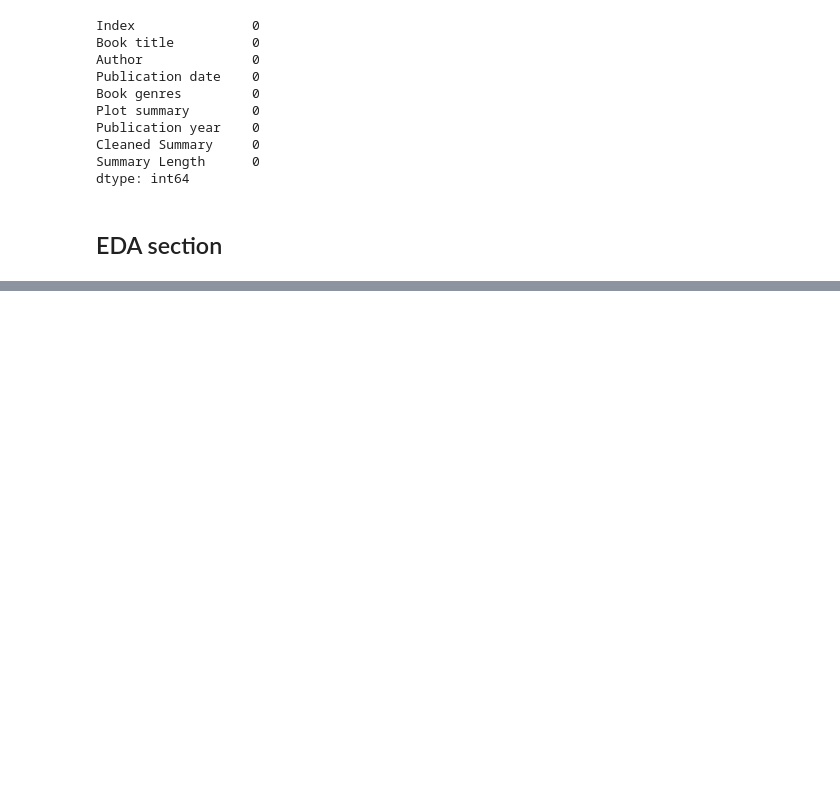
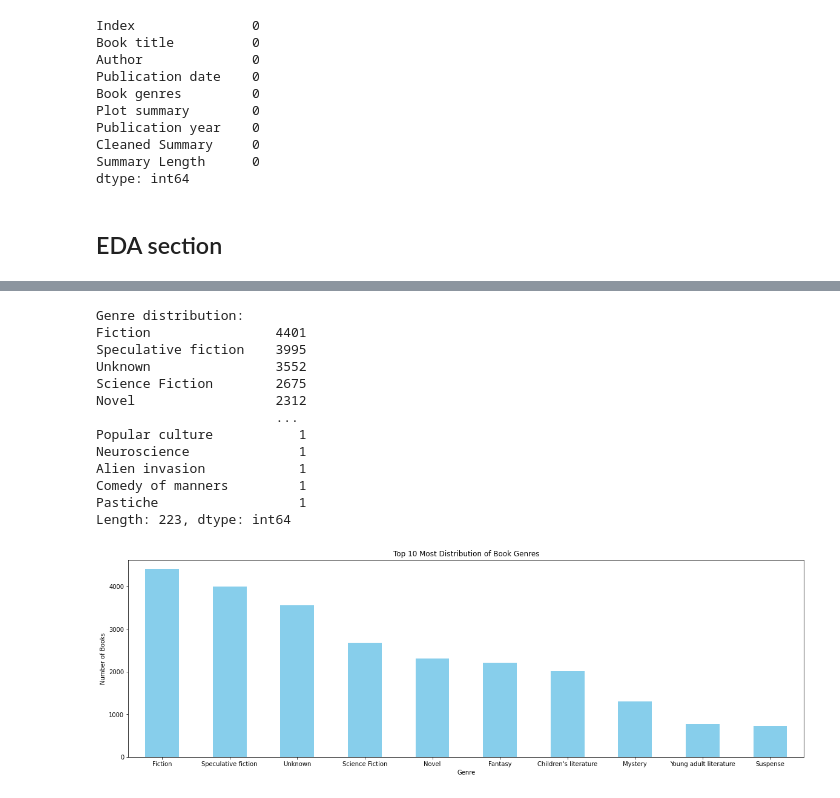
Before and after one commit to HamedDaneshvar/NLPic-Book-Summarizer, a Jupyter notebook: Task.ipynb, the cells around one changed output, grey strips where cells are left out. Saved outputs shown, nothing was run; the diff lists cells and outputs as text; code cells hidden in the pictures; blank space fills up the shorter version.

```diff
--- a/Task.ipynb
+++ b/Task.ipynb
@@ -228,0 +359,31 @@ dtype: int64
+# %%
+# Genre distribution
+genre_counts = get_genres_distribution(data)
+print(f"\nGenre distribution:\n{genre_counts}")
+
+# Get the top 10 most frequent genres
+top_genres = genre_counts.head(10)
+
+# Plot genre distribution
+plt.figure(figsize=(20, 6))
+top_genres.plot(kind='bar', color='skyblue')
+plt.xlabel('Genre')
+plt.ylabel('Number of Books')
+plt.title('Top 10 Most Distribution of Book Genres')
+plt.xticks(rotation=0)
+plt.show()
+# %% [output]
+Genre distribution:
+Fiction                4401
+Speculative fiction    3995
+Unknown                3552
+Science Fiction        2675
+Novel                  2312
+                       ...
+Popular culture           1
+Neuroscience              1
+Alien invasion            1
+Comedy of manners         1
+Pastiche                  1
+Length: 223, dtype: int64
+[figure, added]
```
Also changed, not shown: parts of 17 cells of this notebook, 2 other files.
